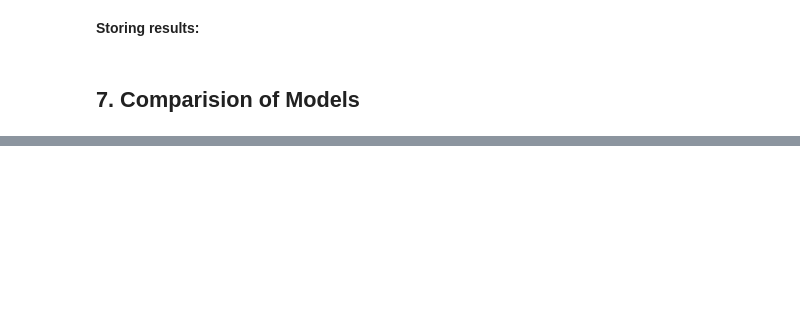
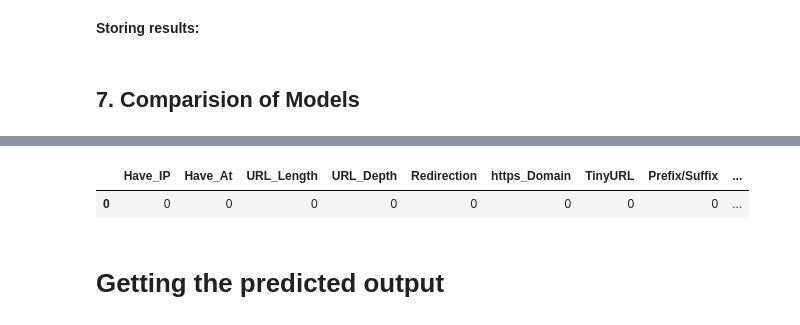
Before and after one commit to DeepanviCS18B009/Malicious-URL-Detector, a Jupyter notebook: Part_A_Model_Training_and_Performance_Evaluation.ipynb, the cells around one changed output, grey strips where cells are left out. Cells and saved outputs as stored; diff of their text form; code cells hidden in the pictures; blank space fills up the shorter version.

```diff
--- a/Part_A_Model_Training_and_Performance_Evaluation.ipynb
+++ b/Part_A_Model_Training_and_Performance_Evaluation.ipynb
@@ -690,0 +877,29 @@ results.sort_values(by=['Test Accuracy', 'Train Accuracy'], ascending=False)
+# %%
+def mouseOver(response):
+  if response == "" :
+    return 1
+  else:
+    if re.findall("<script>.+onmouseover.+</script>", response.text):
+      return 1
+    else:
+      return 0
+# %%
+# 15.Checks the status of the right click attribute (Right_Click)
+def rightClick(response):
+  if response == "":
+    return 1
+  else:
+    if re.findall(r"event.button ?== ?2", response.text):
+      return 0
+    else:
+      return 1
+# %%
+# 16.Checks the number of forwardings (Web_Forwards)
+def forwarding(response):
+  if response == "":
+    return 1
+  else:
+    if len(response.history) <= 2:
+      return 0
+    else:
+      return 1
@@ -690,0 +948,16 @@ results.sort_values(by=['Test Accuracy', 'Train Accuracy'], ascending=False)
+# %%
+feature_names = ['Domain', 'Have_IP', 'Have_At', 'URL_Length', 'URL_Depth','Redirection',
+                      'https_Domain', 'TinyURL', 'Prefix/Suffix', 'DNS_Record', 'Web_Traffic',
+                      'Domain_Age', 'Domain_End', 'iFrame', 'Mouse_Over','Right_Click', 'Web_Forwards']
+test_url = []
+tt_url = 'https://www.google.com'
+test_url.append(featureExtraction(tt_url))
+
+tested = pd.DataFrame(test_url,columns = feature_names)
+testt = tested.drop(['Domain'], axis = 1).copy()
+testt.head()
+# %% [output]
+|  | Have_IP | Have_At | URL_Length | URL_Depth | Redirection | https_Domain | TinyURL | Prefix/Suffix | ... |
+| 0 | 0 | 0 | 0 | 0 | 0 | 0 | 0 | 0 | ... |
+# %% [markdown]
+# **Getting the predicted output**
```
Also changed, not shown: parts of 42 cells of this notebook.
